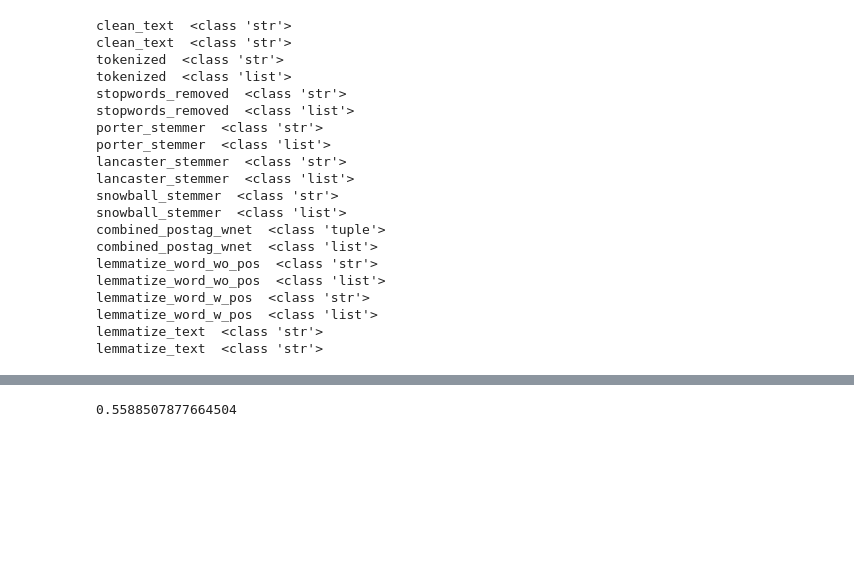
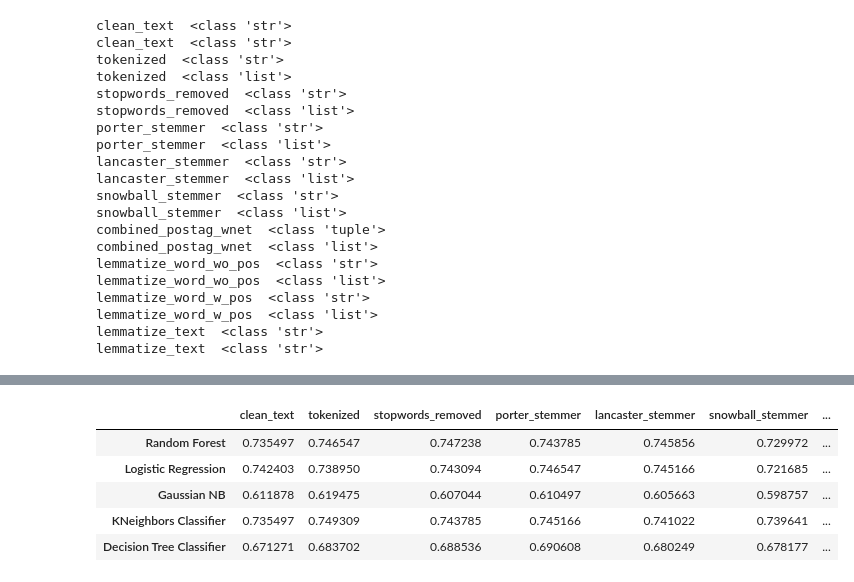
Before and after one commit to ABDULLAHHG/NLP-Twitter-Disaster-Classifier, a Jupyter notebook: NLP Twitter Disaster Classifier.ipynb, the cells around one changed output, grey strips where cells are left out. Cells and saved outputs as stored; diff of their text form; code cells hidden in the pictures; blank space fills up the shorter version.

```diff
--- a/NLP Twitter Disaster Classifier.ipynb
+++ b/NLP Twitter Disaster Classifier.ipynb
@@ -404,7 +379,5 @@ from sklearn.metrics import confusion_matrix,classification_report
 import seaborn as sns
 import matplotlib.pyplot as plt
 # %%
-y_train = df_train["target"]
+y_train = df["target"]
 y_test = df_test["target"]
-# %%
-df_train_em_1gram, y_train = SMOTE().fit_resample(df_train_em_1gram, y_train)
@@ -557,4 +533,9 @@ model_RandomForest_accurcy = accuracy_score(y_test, y_pred_rf)
-# %%
-model_RandomForest_accurcy
-# %% [output]
-0.5588507877664504
+# %%
+model_accuracies_df
+# %% [output]
+|  | clean_text | tokenized | stopwords_removed | porter_stemmer | lancaster_stemmer | snowball_stemmer | ... |
+| Random Forest | 0.735497 | 0.746547 | 0.747238 | 0.743785 | 0.745856 | 0.729972 | ... |
+| Logistic Regression | 0.742403 | 0.738950 | 0.743094 | 0.746547 | 0.745166 | 0.721685 | ... |
+| Gaussian NB | 0.611878 | 0.619475 | 0.607044 | 0.610497 | 0.605663 | 0.598757 | ... |
+| KNeighbors Classifier | 0.735497 | 0.749309 | 0.743785 | 0.745166 | 0.741022 | 0.739641 | ... |
+| Decision Tree Classifier | 0.671271 | 0.683702 | 0.688536 | 0.690608 | 0.680249 | 0.678177 | ... |
```
Also changed, not shown: parts of 30 cells of this notebook.
